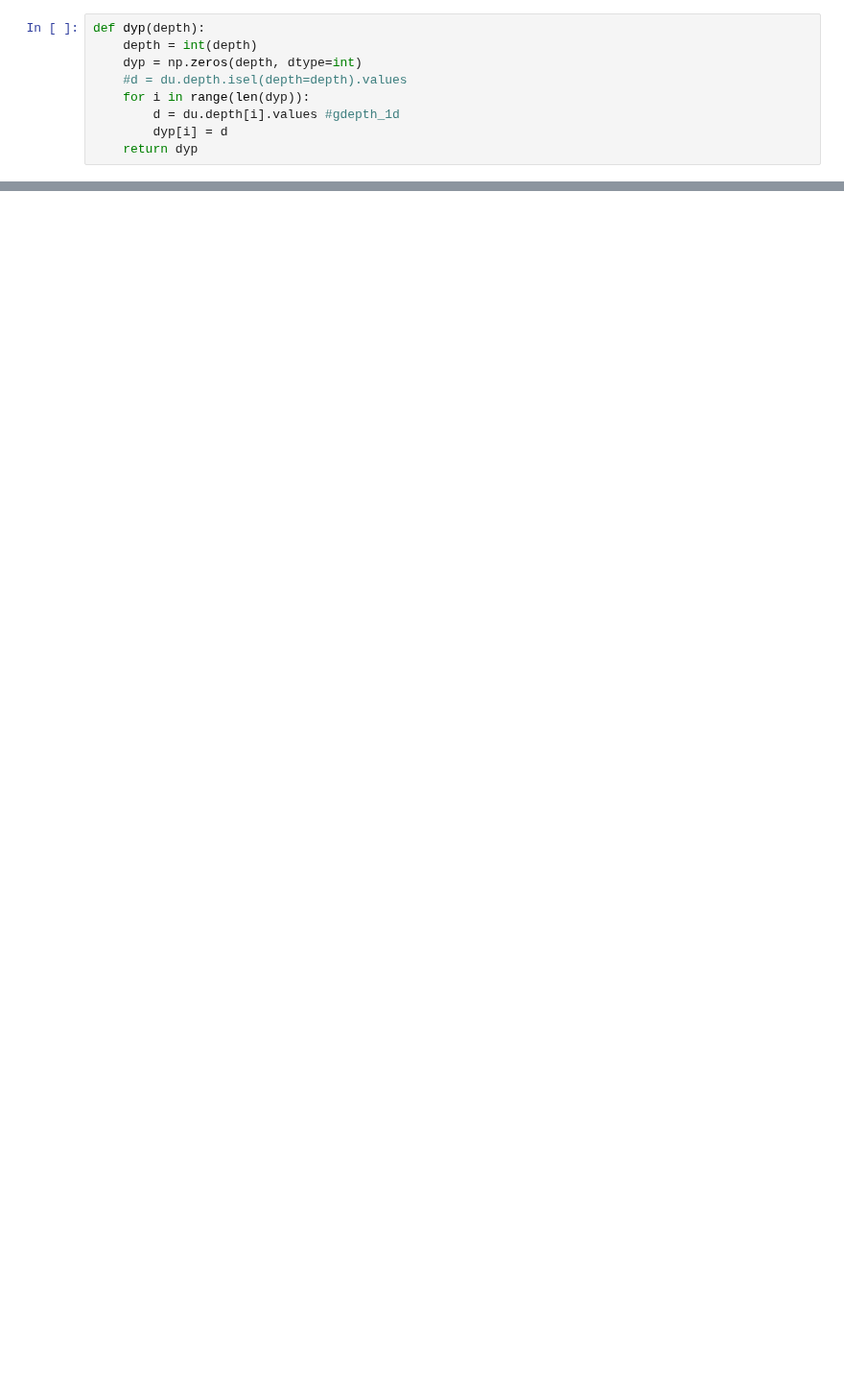
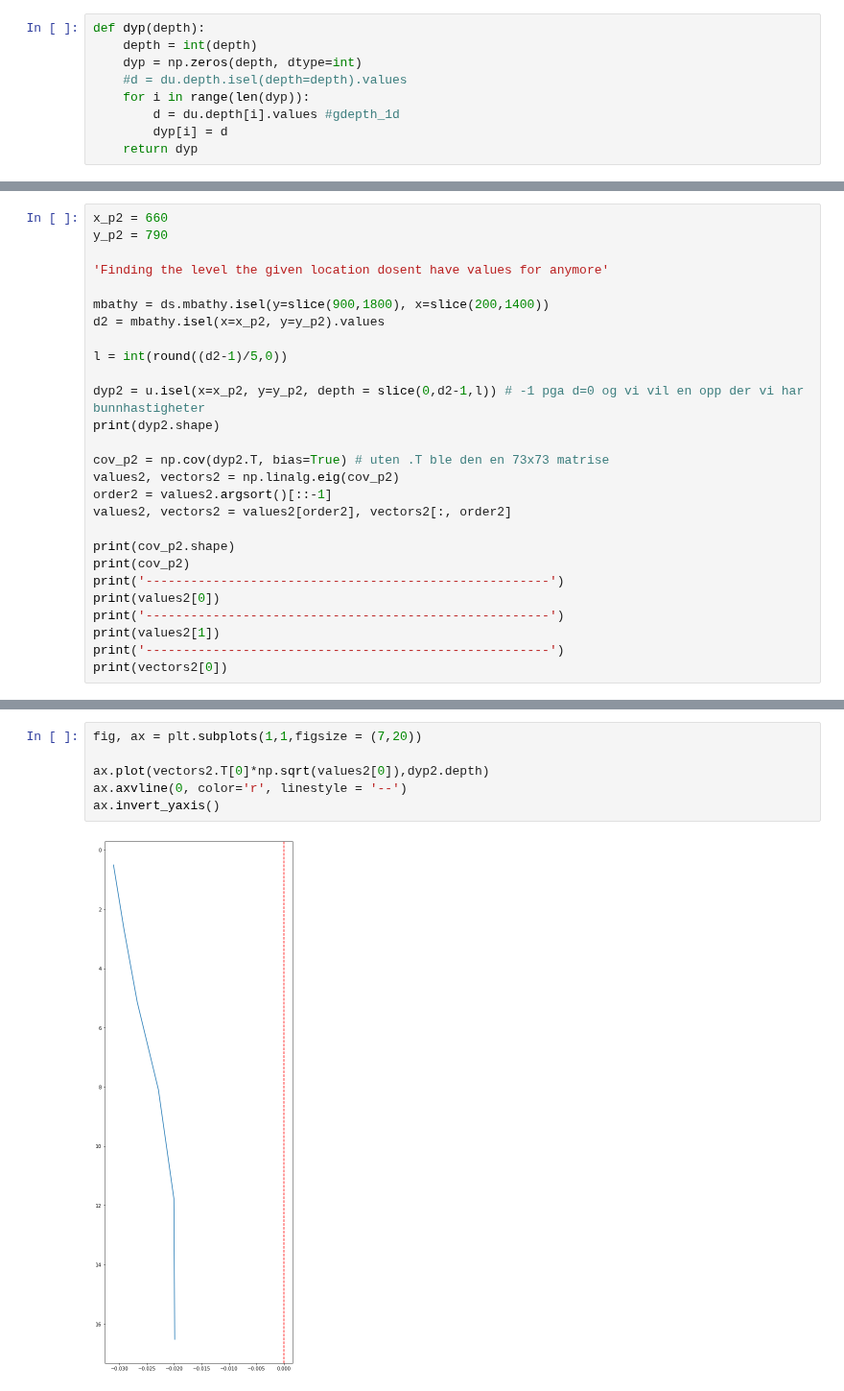
Before and after one commit to kaje2301/Master_2022, a Jupyter notebook: PCz_calculations.ipynb, the cells around one changed output, grey strips where cells are left out. Shown at 96% size. Saved outputs shown, nothing was run; the diff lists cells and outputs as text; blank space fills up the shorter version.

```diff
--- a/PCz_calculations.ipynb
+++ b/PCz_calculations.ipynb
@@ -375,0 +258,27 @@ d[d==-1] = 0
+# %%
+x_p2 = 660
+y_p2 = 790
+
+'Finding the level the given location dosent have values for anymore'
+
+mbathy = ds.mbathy.isel(y=slice(900,1800), x=slice(200,1400))
+d2 = mbathy.isel(x=x_p2, y=y_p2).values
+
+l = int(round((d2-1)/5,0))
+
+dyp2 = u.isel(x=x_p2, y=y_p2, depth = slice(0,d2-1,l)) # -1 pga d=0 og vi vil en opp der vi har bunnhastigheter
+print(dyp2.shape)
+
+cov_p2 = np.cov(dyp2.T, bias=True) # uten .T ble den en 73x73 matrise
+values2, vectors2 = np.linalg.eig(cov_p2)
+order2 = values2.argsort()[::-1]
+values2, vectors2 = values2[order2], vectors2[:, order2]
+
+print(cov_p2.shape)
+print(cov_p2)
+print('------------------------------------------------------')
+print(values2[0])
+print('------------------------------------------------------')
+print(values2[1])
+print('------------------------------------------------------')
+print(vectors2[0])
@@ -375,0 +300,8 @@ d[d==-1] = 0
+# %%
+fig, ax = plt.subplots(1,1,figsize = (7,20))
+
+ax.plot(vectors2.T[0]*np.sqrt(values2[0]),dyp2.depth)
+ax.axvline(0, color='r', linestyle = '--')
+ax.invert_yaxis()
+# %% [output]
+[figure, added]
```
Also changed, not shown: parts of 42 cells of this notebook, 2 other files.
